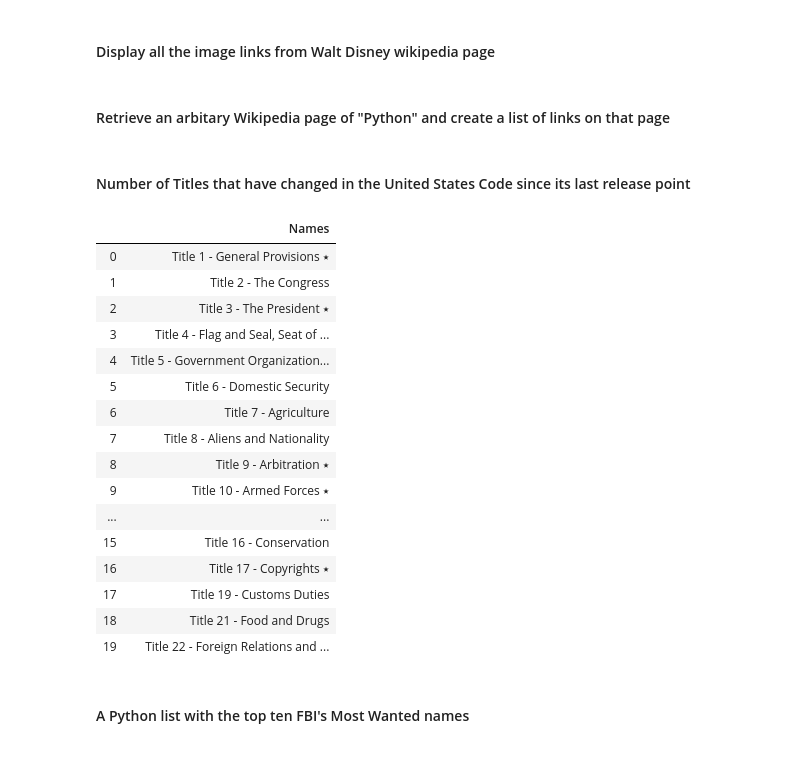
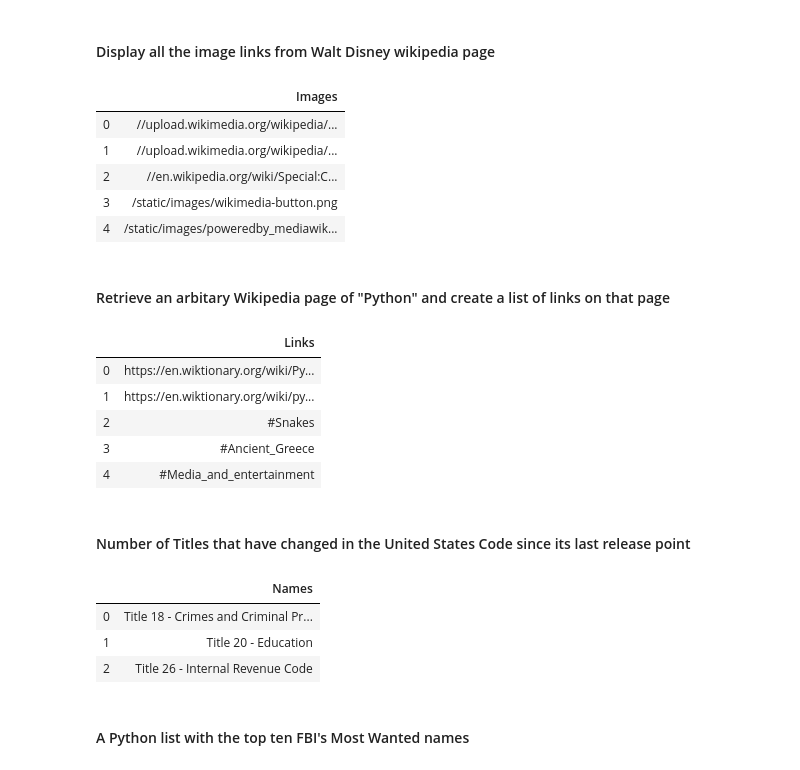
Before and after one commit to ta-datapt-bcn/lab-web-scraping, a Jupyter notebook: your-code/main.ipynb, the cells around one changed output. Cells and saved outputs as stored; diff of their text form; code cells hidden in the pictures.

```diff
--- a/your-code/main.ipynb
+++ b/your-code/main.ipynb
@@ -164,8 +137,20 @@ url = 'https://en.wikipedia.org/wiki/Walt_Disney'
 # %%
 #your code
 web_content_images_links = requests.get(url).content
-web_soup = BeautifulSoup(web_content_images_links, "lxml")
-web_soup
+web_soup_images_links = BeautifulSoup(web_content_images_links, "lxml")
+images = web_soup_images_links.find_all("img")
+srcs = [image.get("src") for image in images]
+
+colnames = ['Images']
+df = pd.DataFrame(srcs, columns = colnames)
+df.head()
+# %% [output]
+|  | Images |
+| 0 | //upload.wikimedia.org/wikipedia/... |
+| 1 | //upload.wikimedia.org/wikipedia/... |
+| 2 | //en.wikipedia.org/wiki/Special:C... |
+| 3 | /static/images/wikimedia-button.png |
+| 4 | /static/images/poweredby_mediawik... |
 # %% [markdown]
 #### Retrieve an arbitary Wikipedia page of "Python" and create a list of links on that page
 # %%
@@ -174,8 +159,21 @@ url ='https://en.wikipedia.org/wiki/Python'
 # %%
 #your code
 web_content_wikipedia_page_list = requests.get(url).content
-web_soup = BeautifulSoup(web_content_wikipedia_page_list, "lxml")
-web_soup
+web_soup_wikipedia_page = BeautifulSoup(web_content_wikipedia_page_list, "lxml")
+
+links = web_soup_wikipedia_page.find_all("a")
+srcs = [link.get("href") for link in links]
+
+colnames = ['Links']
+df = pd.DataFrame(srcs[3:], columns = colnames)
+df.head()
+# %% [output]
+|  | Links |
+| 0 | https://en.wiktionary.org/wiki/Py... |
+| 1 | https://en.wiktionary.org/wiki/py... |
+| 2 | #Snakes |
+| 3 | #Ancient_Greece |
+| 4 | #Media_and_entertainment |
 # %% [markdown]
 #### Number of Titles that have changed in the United States Code since its last release point
 # %%
@@ -188,30 +186,17 @@ web_soup_number_titles_changed = BeautifulSoup(web_content_number_titles_changed
 # %%
 table = web_soup_number_titles_changed.find_all("div", {"class": "uscitemlist"})[0]
 items = table.find_all("div", {"class": "uscitem"})
-titles = table.find_all("div", {"class": "usctitle"})
-final_titles = [name.text.strip().split("\n") for name in titles]
+titles = table.find_all("div", {"class": "usctitlechanged"})
+final_titles = [title.text.strip().split("\n") for title in titles]
 
 colnames = ['Names']
-df = pd.DataFrame(final_titles[2:], columns = colnames)
-df.head(20)
+df = pd.DataFrame(final_titles, columns = colnames)
+df.head()
 # %% [output]
 |  | Names |
-| 0 | Title 1 - General Provisions ٭ |
-| 1 | Title 2 - The Congress |
-| 2 | Title 3 - The President ٭ |
-| 3 | Title 4 - Flag and Seal, Seat of ... |
-| 4 | Title 5 - Government Organization... |
-| 5 | Title 6 - Domestic Security |
-| 6 | Title 7 - Agriculture |
-| 7 | Title 8 - Aliens and Nationality |
-| 8 | Title 9 - Arbitration ٭ |
-| 9 | Title 10 - Armed Forces ٭ |
-| ... | ... |
-| 15 | Title 16 - Conservation |
-| 16 | Title 17 - Copyrights ٭ |
-| 17 | Title 19 - Customs Duties |
-| 18 | Title 21 - Food and Drugs |
-| 19 | Title 22 - Foreign Relations and ... |
+| 0 | Title 18 - Crimes and Criminal Pr... |
+| 1 | Title 20 - Education |
+| 2 | Title 26 - Internal Revenue Code |
 # %% [markdown]
 #### A Python list with the top ten FBI's Most Wanted names
 # %%
```
Also changed, not shown: parts of 7 cells of this notebook.
